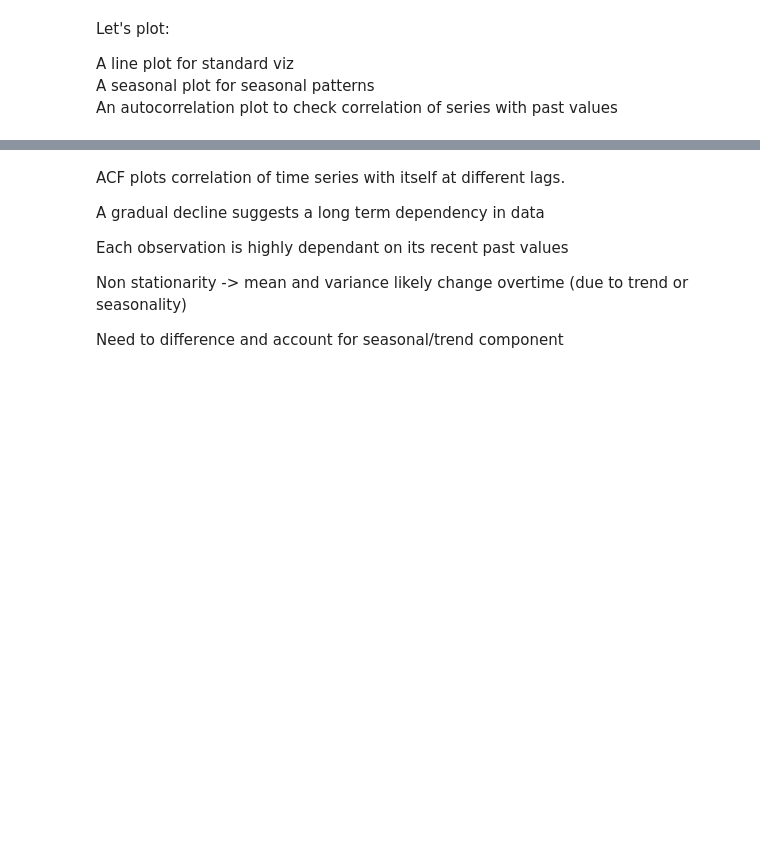
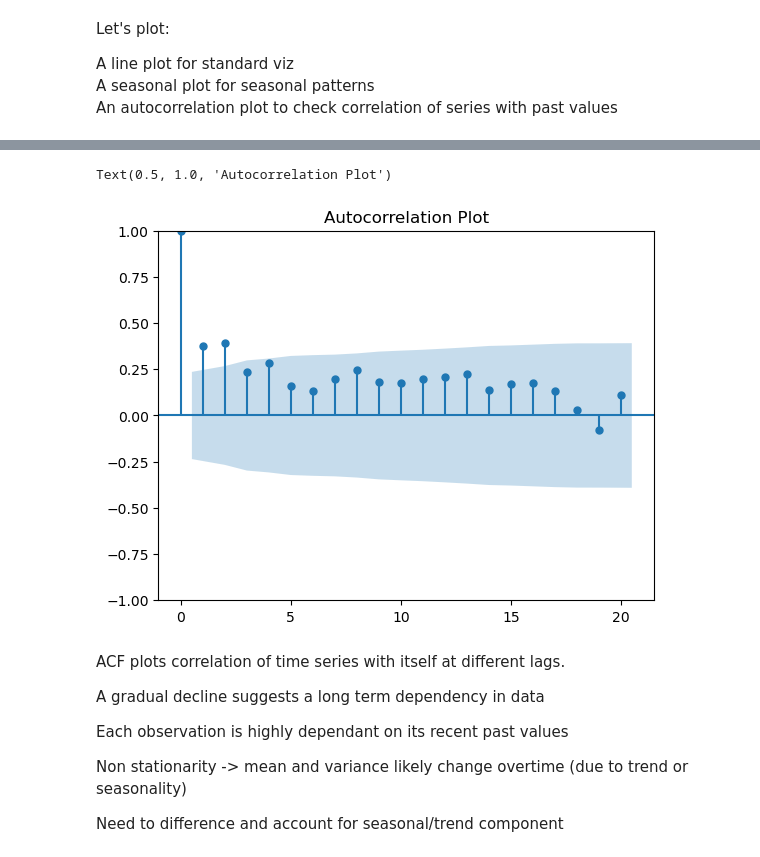
Before and after one commit to kartweb/Team29, a Jupyter notebook: main_prod.ipynb, the cells around one changed output, grey strips where cells are left out. Saved outputs shown, nothing was run; the diff lists cells and outputs as text; code cells hidden in the pictures; blank space fills up the shorter version.

```diff
--- a/main_prod.ipynb
+++ b/main_prod.ipynb
@@ -97,3 +147,10 @@ df.columns
+# %%
+# Autocorrelation plot
+plot_acf(df, lags=20, ax=plt.gca())
+plt.title('Autocorrelation Plot')
+# %% [output]
+Text(0.5, 1.0, 'Autocorrelation Plot')
+[figure, added]
 # %% [markdown]
 ACF plots correlation of time series with itself at different lags. <br>
 
```
Also changed, not shown: parts of 25 cells of this notebook, 1 other file.
